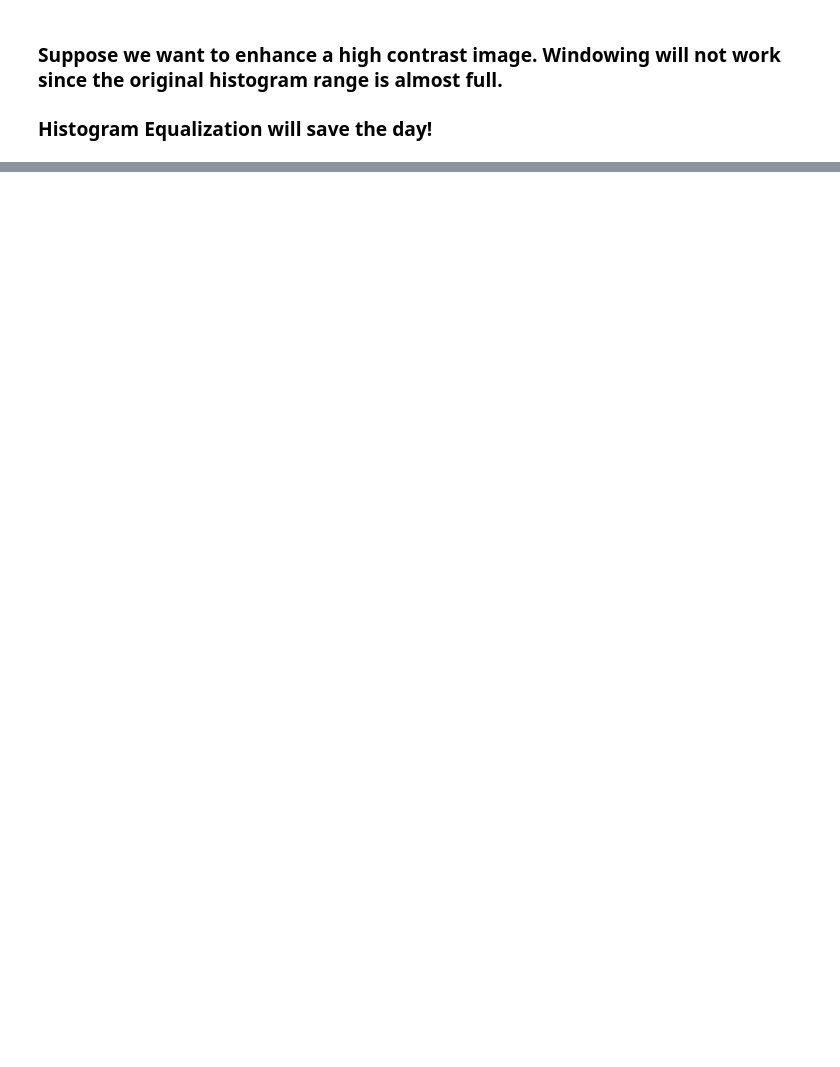
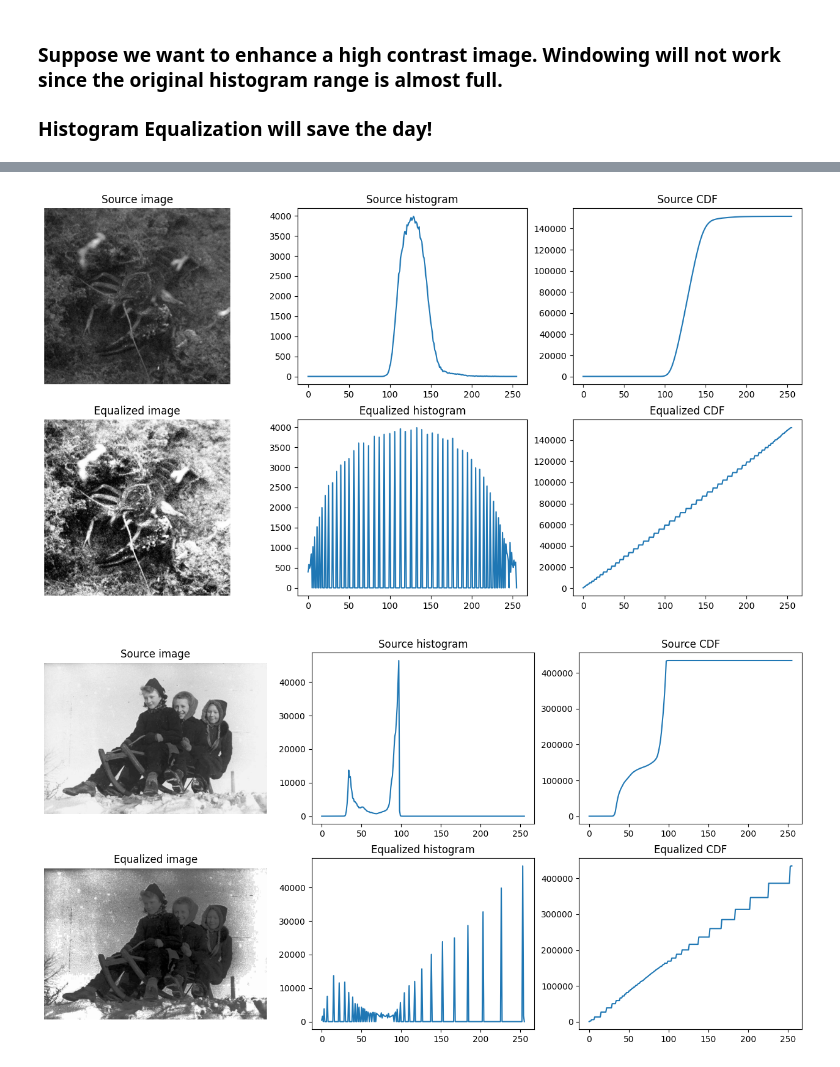
Before and after one commit to York-Citynew/image_adjustment, a Jupyter notebook: image_adjustments.ipynb, the cells around one changed output, grey strips where cells are left out. Cells and saved outputs as stored; diff of their text form; code cells hidden in the pictures; blank space fills up the shorter version.

```diff
--- a/image_adjustments.ipynb
+++ b/image_adjustments.ipynb
@@ -158,0 +200,6 @@ plt.show()
+# %%
+equalizeHist(np.asarray(Image.open('crayfish.jpg').convert('L')), 256)
+equalizeHist(np.asarray(Image.open('fam pic.jpg').convert('L')), 256)
+# %% [output]
+[figure, added]
+[figure, added]
```
Also changed, not shown: parts of 6 cells of this notebook, 1 other file.
